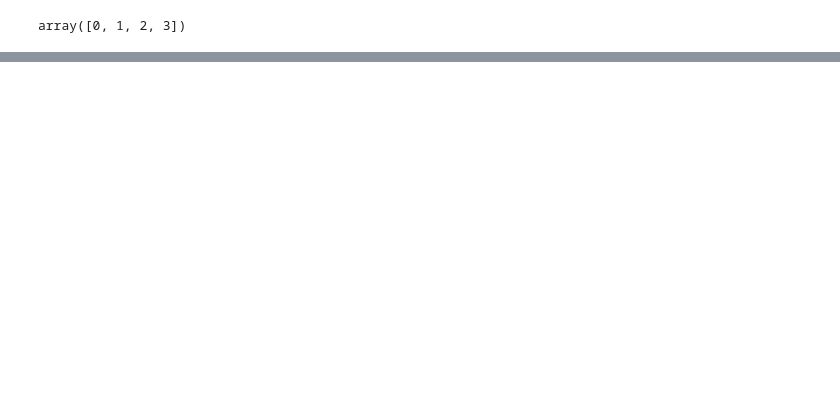
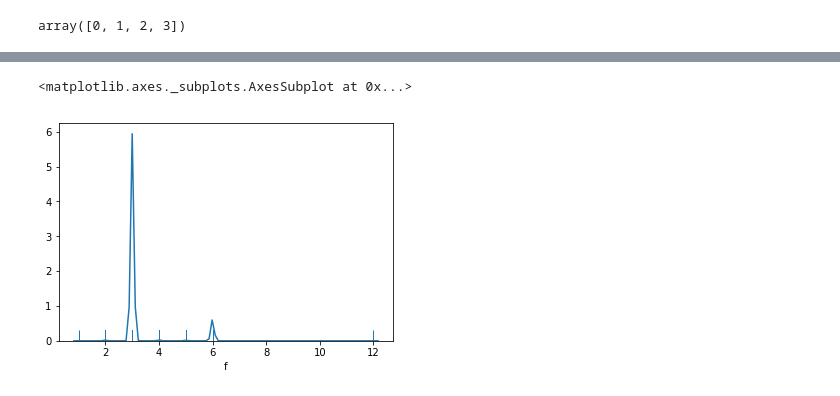
Before and after one commit to elNiNo009/google_cluster, a Jupyter notebook: scheduling_vs_totaljobs.ipynb, the cells around one changed output, grey strips where cells are left out. Saved outputs shown, nothing was run; the diff lists cells and outputs as text; code cells hidden in the pictures; blank space fills up the shorter version.

```diff
--- a/scheduling_vs_totaljobs.ipynb
+++ b/scheduling_vs_totaljobs.ipynb
@@ -73,0 +79,9 @@ plt.bar(ypos,count['freq'],label="profit")
+# %%
+jobs=job_1.groupby(["job ID"]).size().reset_index(name="f")
+# %%
+sns.distplot(jobs['f'],
+             hist=False,
+             rug=True)
+# %% [output]
+<matplotlib.axes._subplots.AxesSubplot at 0x...>
+[figure, added]
```
Also changed, not shown: parts of 25 cells of this notebook.
